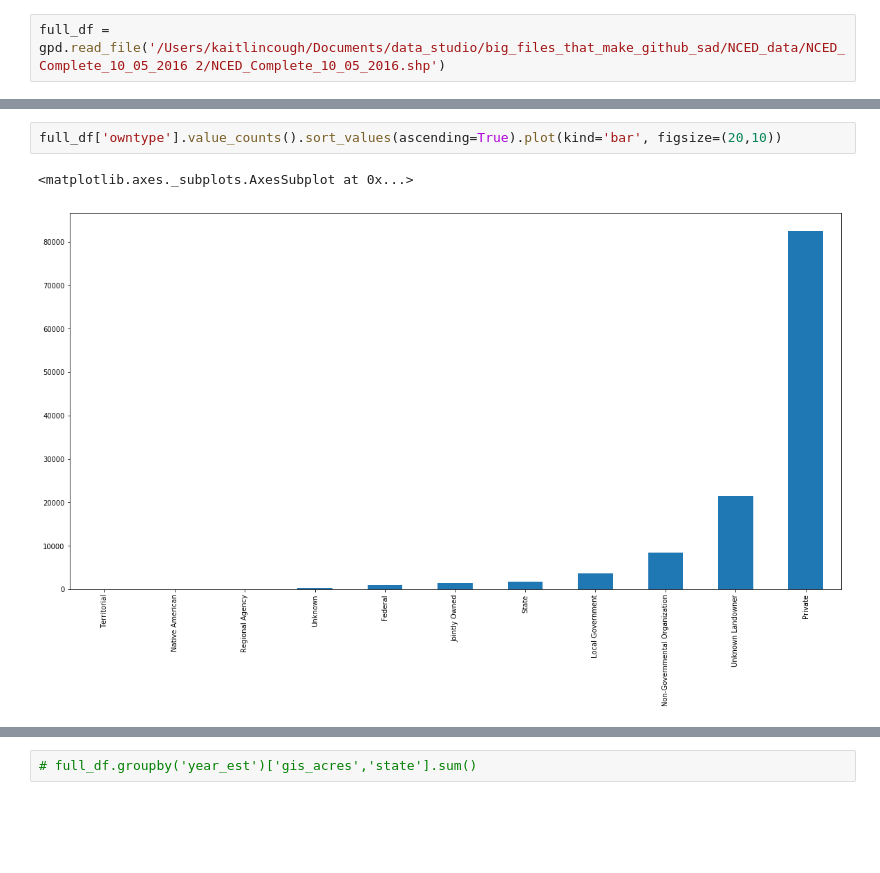
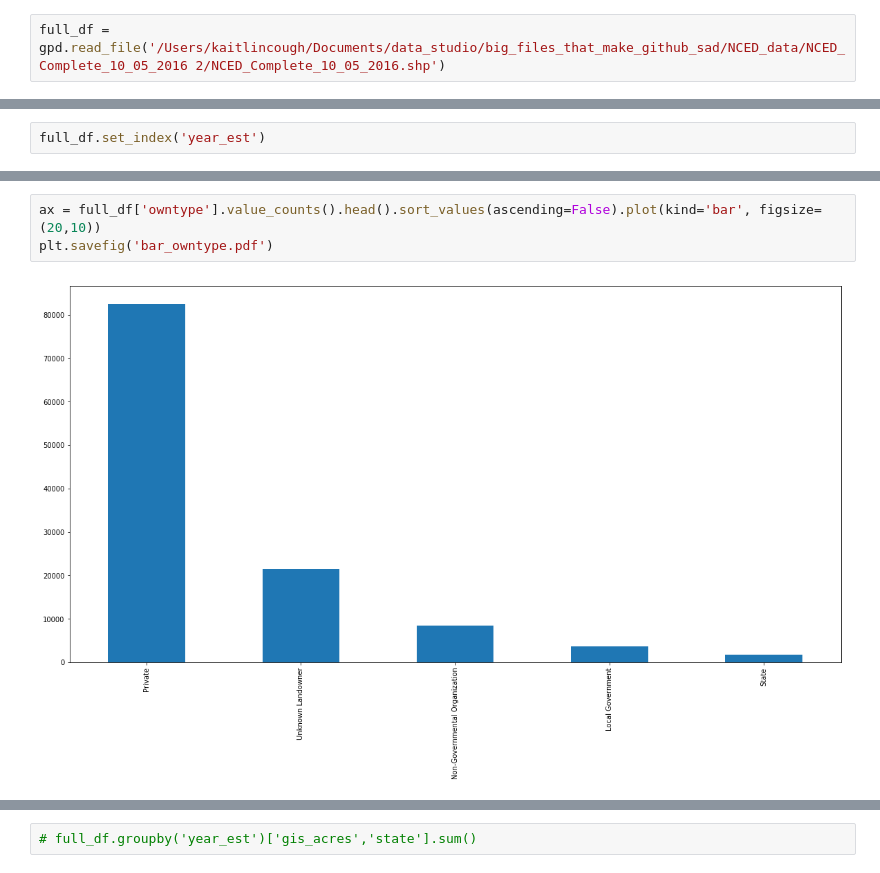
Before and after one commit to kcough/data-studio-projects, a Jupyter notebook: code/conservation/notebooks/national_conservation_data.ipynb, the cells around one changed output, grey strips where cells are left out. Saved outputs shown, nothing was run; the diff lists cells and outputs as text; blank space fills up the shorter version.

```diff
--- a/code/conservation/notebooks/national_conservation_data.ipynb
+++ b/code/conservation/notebooks/national_conservation_data.ipynb
@@ -186,0 +213,2 @@ full_df.head(200)
+# %%
+full_df.set_index('year_est')
@@ -219,5 +254,5 @@ full_df.head(100)
 # %%
-full_df['owntype'].value_counts().sort_values(ascending=True).plot(kind='bar', figsize=(20,10))
+ax = full_df['owntype'].value_counts().head().sort_values(ascending=False).plot(kind='bar', figsize=(20,10))
+plt.savefig('bar_owntype.pdf')
 # %% [output]
-<matplotlib.axes._subplots.AxesSubplot at 0x...>
-[figure, old version]
+[figure, new version]
```
Also changed, not shown: parts of 57 cells of this notebook, 28 other files.
